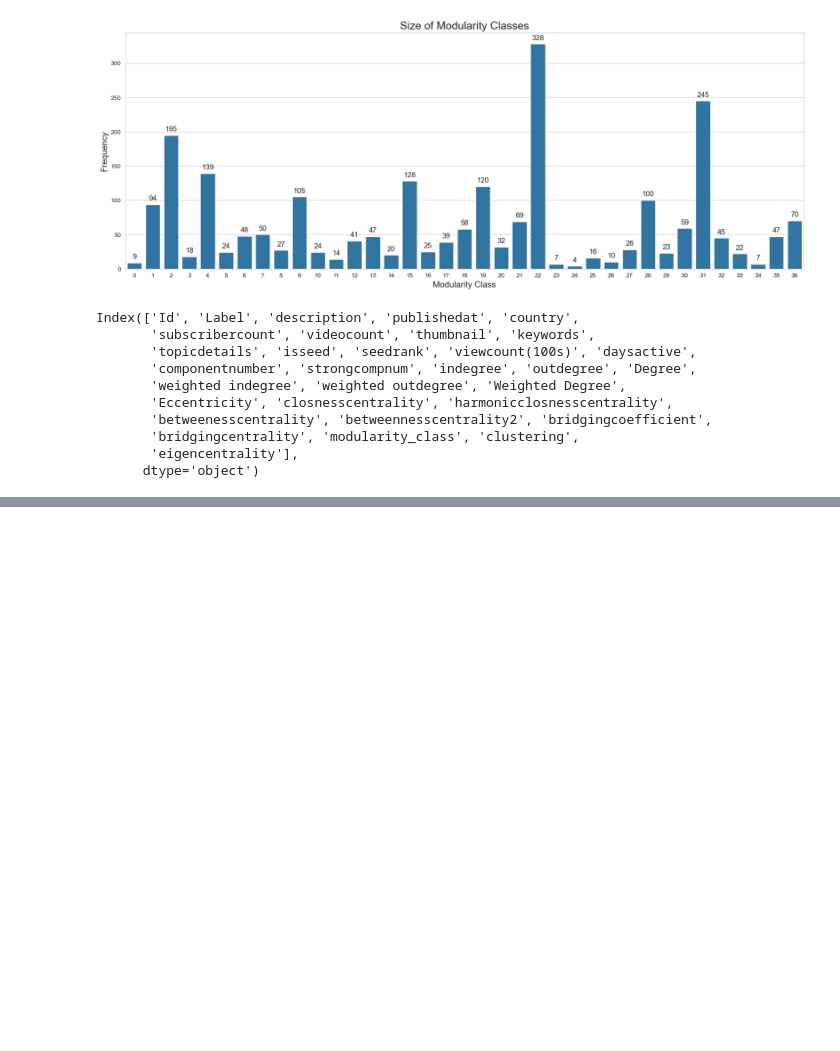
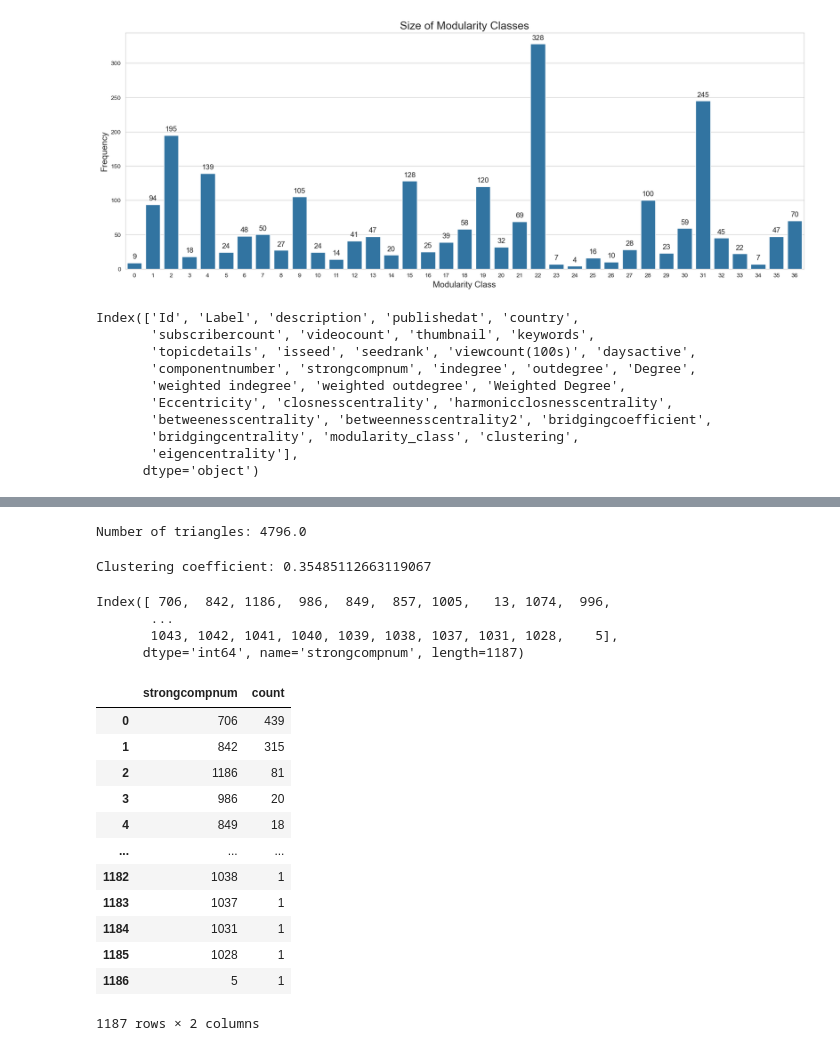
Before and after one commit to alexisfilippakopoulos/Social-Network-Analysis, a Jupyter notebook: data_wrangling.ipynb, the cells around one changed output, grey strips where cells are left out. Saved outputs shown, nothing was run; the diff lists cells and outputs as text; code cells hidden in the pictures; blank space fills up the shorter version.

```diff
--- a/data_wrangling.ipynb
+++ b/data_wrangling.ipynb
@@ -622,0 +640,41 @@ Index(['Id', 'Label', 'description', 'publishedat', 'country',
+# %%
+import networkx as nx
+
+G = nx.from_pandas_edgelist(edges, 'Source', 'Target')
+
+# Compute the number of triangles
+num_triangles = sum(nx.triangles(G).values()) / 3
+
+print("Number of triangles:", num_triangles)
+# %% [output]
+Number of triangles: 4796.0
+# %%
+clustering_coefficient = nx.average_clustering(G)
+
+print("Clustering coefficient:", clustering_coefficient)
+# %% [output]
+Clustering coefficient: 0.35485112663119067
+# %%
+df['strongcompnum'].value_counts().index
+# %% [output]
+Index([ 706,  842, 1186,  986,  849,  857, 1005,   13, 1074,  996,
+       ...
+       1043, 1042, 1041, 1040, 1039, 1038, 1037, 1031, 1028,    5],
+      dtype='int64', name='strongcompnum', length=1187)
+# %%
+strong_comps = pd.DataFrame({'strongcompnum': df['strongcompnum'].value_counts().index, 'count': df['strongcompnum'].value_counts().values})
+strong_comps
+# %% [output]
+|  | strongcompnum | count |
+| 0 | 706 | 439 |
+| 1 | 842 | 315 |
+| 2 | 1186 | 81 |
+| 3 | 986 | 20 |
+| 4 | 849 | 18 |
+| ... | ... | ... |
+| 1182 | 1038 | 1 |
+| 1183 | 1037 | 1 |
+| 1184 | 1031 | 1 |
+| 1185 | 1028 | 1 |
+| 1186 | 5 | 1 |
+1187 rows × 2 columns
```
Also changed, not shown: parts of 10 cells of this notebook, 8 other files.
